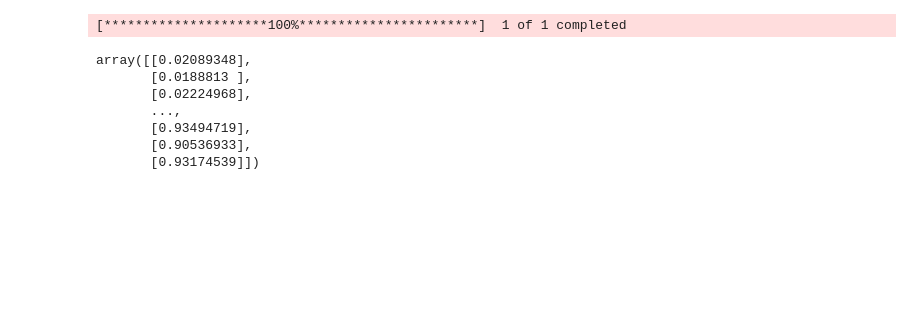
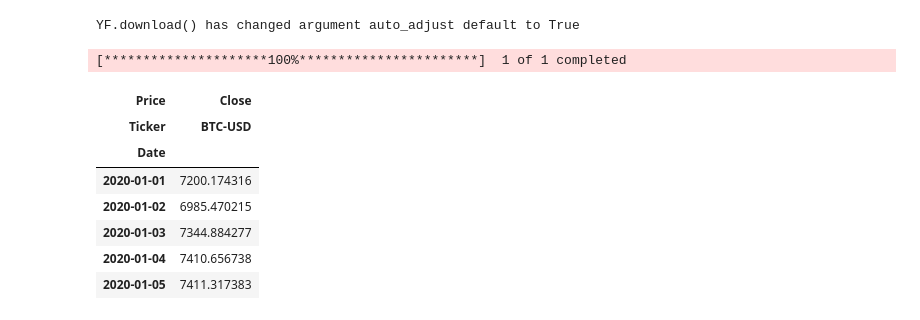
Before and after one commit to daniil-vikulov/DL_HSE, a Jupyter notebook: hw3/crypto.ipynb, the cells around one changed output. Saved outputs shown, nothing was run; the diff lists cells and outputs as text; code cells hidden in the pictures; blank space fills up the shorter version.

```diff
--- a/hw3/crypto.ipynb
+++ b/hw3/crypto.ipynb
@@ -13,19 +33,17 @@ import numpy as np
 # %%
 ticker = "BTC-USD"
 data = yf.download(ticker, start="2020-01-01", end=pd.Timestamp.now().strftime("%Y-%m-%d"))
 data = data[["Close"]]
+data.head()
 # %% [output]
-[*********************100%***********************]  1 of 1 completed
+YF.download() has changed argument auto_adjust default to True
+[*********************100%***********************]  1 of 1 completed
+| Price | Close |
+| Ticker | BTC-USD |
+| Date |  |
+| 2020-01-01 | 7200.174316 |
+| 2020-01-02 | 6985.470215 |
+| 2020-01-03 | 7344.884277 |
+| 2020-01-04 | 7410.656738 |
+| 2020-01-05 | 7411.317383 |
-# %%
-scaler = MinMaxScaler(feature_range=(0, 1))
-scaled_data = scaler.fit_transform(data)
-scaled_data
-# %% [output]
-array([[0.02089348],
-       [0.0188813 ],
-       [0.02224968],
-       ...,
-       [0.93494719],
-       [0.90536933],
-       [0.93174539]])
 # %%
```
Also changed, not shown: parts of 16 cells of this notebook.
